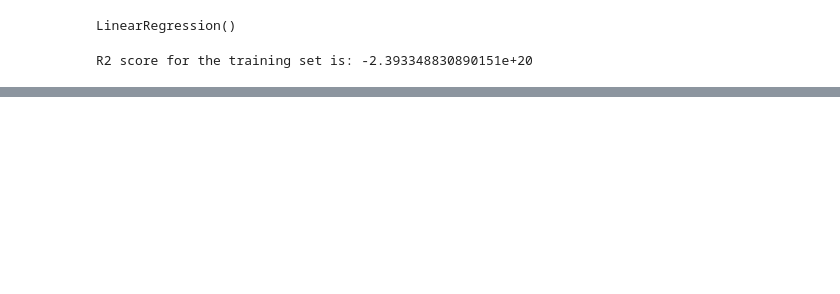
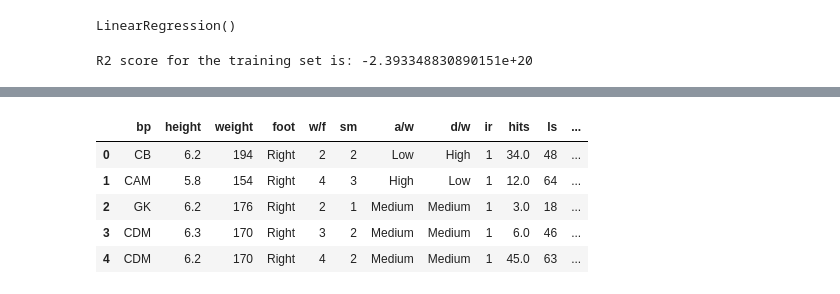
Before and after one commit to lleonrivero/Fifa, a Jupyter notebook: Fifa.ipynb, the cells around one changed output, grey strips where cells are left out. Cells and saved outputs as stored; diff of their text form; code cells hidden in the pictures; blank space fills up the shorter version.

```diff
--- a/Fifa.ipynb
+++ b/Fifa.ipynb
@@ -796,0 +982,13 @@ Need to dig further into the explanation: https://towardsdatascience.com/explain
+# %%
+# Converting into numeric columns from 'hits' to 'gk'.
+
+for i in catval.columns[9:len(catval.columns)]:
+    catval[i] = pd.to_numeric(catval[i], errors='coerce')
+catval.head()
+# %% [output]
+|  | bp | height | weight | foot | w/f | sm | a/w | d/w | ir | hits | ls | ... |
+| 0 | CB | 6.2 | 194 | Right | 2 | 2 | Low | High | 1 | 34.0 | 48 | ... |
+| 1 | CAM | 5.8 | 154 | Right | 4 | 3 | High | Low | 1 | 12.0 | 64 | ... |
+| 2 | GK | 6.2 | 176 | Right | 2 | 1 | Medium | Medium | 1 | 3.0 | 18 | ... |
+| 3 | CDM | 6.3 | 170 | Right | 3 | 2 | Medium | Medium | 1 | 6.0 | 46 | ... |
+| 4 | CDM | 6.2 | 170 | Right | 4 | 2 | Medium | Medium | 1 | 45.0 | 63 | ... |
```
Also changed, not shown: parts of 78 cells of this notebook.
